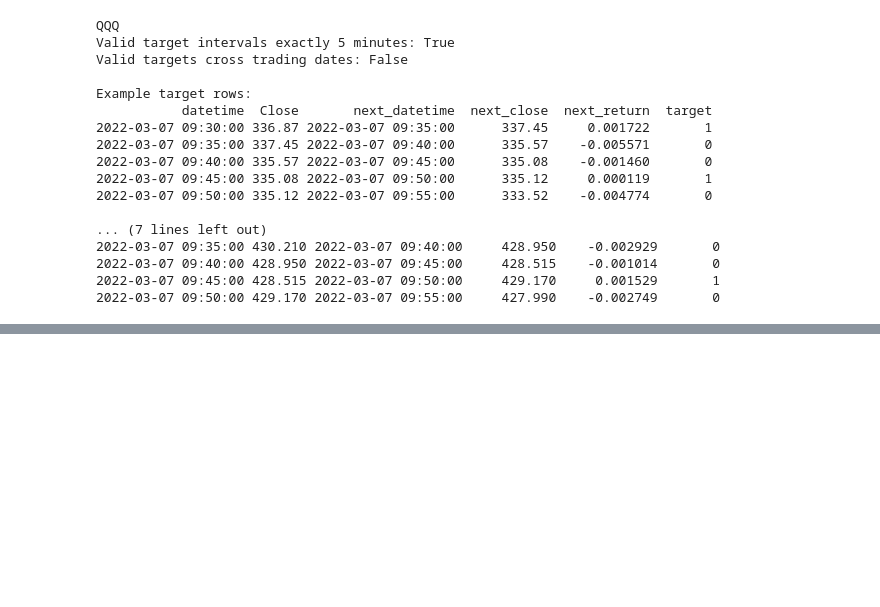
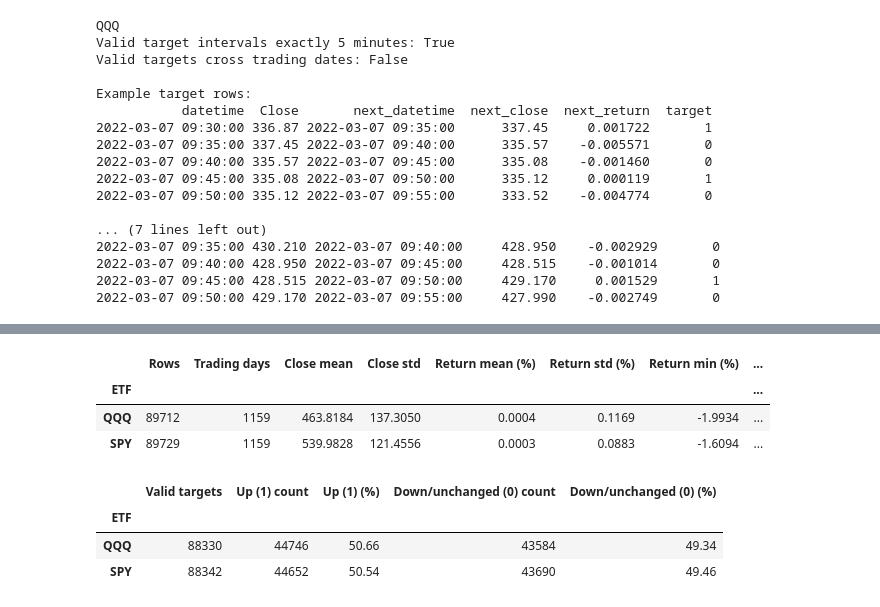
Before and after one commit to Pollyyxx/Intraday-equity-forecasting, a Jupyter notebook: 01_data_availability_and_exploration.ipynb, the cells around one changed output, grey strips where cells are left out. Saved outputs shown, nothing was run; the diff lists cells and outputs as text; code cells hidden in the pictures; blank space fills up the shorter version.

Commit message:
Added EDA summary and majority baseline

```diff
--- a/01_data_availability_and_exploration.ipynb
+++ b/01_data_availability_and_exploration.ipynb
@@ -1263,0 +1268,50 @@ Example target rows:
+# %%
+# Summarise price, five-minute returns, and volume for each ETF.
+summary_rows = []
+
+for name, df in [("QQQ", qqq_model_data), ("SPY", spy_model_data)]:
+    returns = df["next_return"]
+    summary_rows.append({
+        "ETF": name,
+        "Rows": len(df),
+        "Trading days": df["datetime"].dt.date.nunique(),
+        "Close mean": df["Close"].mean(),
+        "Close std": df["Close"].std(),
+        "Return mean (%)": returns.mean() * 100,
+        "Return std (%)": returns.std() * 100,
+        "Return min (%)": returns.min() * 100,
+        "Return max (%)": returns.max() * 100,
+        "Volume median": df["Volume"].median(),
+        "Volume mean": df["Volume"].mean(),
+    })
+
+descriptive_stats = pd.DataFrame(summary_rows).set_index("ETF")
+display(descriptive_stats.round(4))
+# %% [output]
+|  | Rows | Trading days | Close mean | Close std | Return mean (%) | Return std (%) | Return min (%) | ... |
+| ETF |  |  |  |  |  |  |  | ... |
+| QQQ | 89712 | 1159 | 463.8184 | 137.3050 | 0.0004 | 0.1169 | -1.9934 | ... |
+| SPY | 89729 | 1159 | 539.9828 | 121.4556 | 0.0003 | 0.0883 | -1.6094 | ... |
+# %%
+# Compare class counts and percentages among rows with valid targets.
+target_rows = []
+
+for name, df in [("QQQ", qqq_model_data), ("SPY", spy_model_data)]:
+    valid_target = df["target"].dropna().astype(int)
+    counts = valid_target.value_counts().reindex([1, 0], fill_value=0)
+    target_rows.append({
+        "ETF": name,
+        "Valid targets": len(valid_target),
+        "Up (1) count": counts.loc[1],
+        "Up (1) (%)": counts.loc[1] / len(valid_target) * 100,
+        "Down/unchanged (0) count": counts.loc[0],
+        "Down/unchanged (0) (%)": counts.loc[0] / len(valid_target) * 100,
+    })
+
+target_distribution = pd.DataFrame(target_rows).set_index("ETF")
+display(target_distribution.round(2))
+# %% [output]
+|  | Valid targets | Up (1) count | Up (1) (%) | Down/unchanged (0) count | Down/unchanged (0) (%) |
+| ETF |  |  |  |  |  |
+| QQQ | 88330 | 44746 | 50.66 | 43584 | 49.34 |
+| SPY | 88342 | 44652 | 50.54 | 43690 | 49.46 |
```
Also changed, not shown: parts of 11 cells of this notebook, 1 other file.
